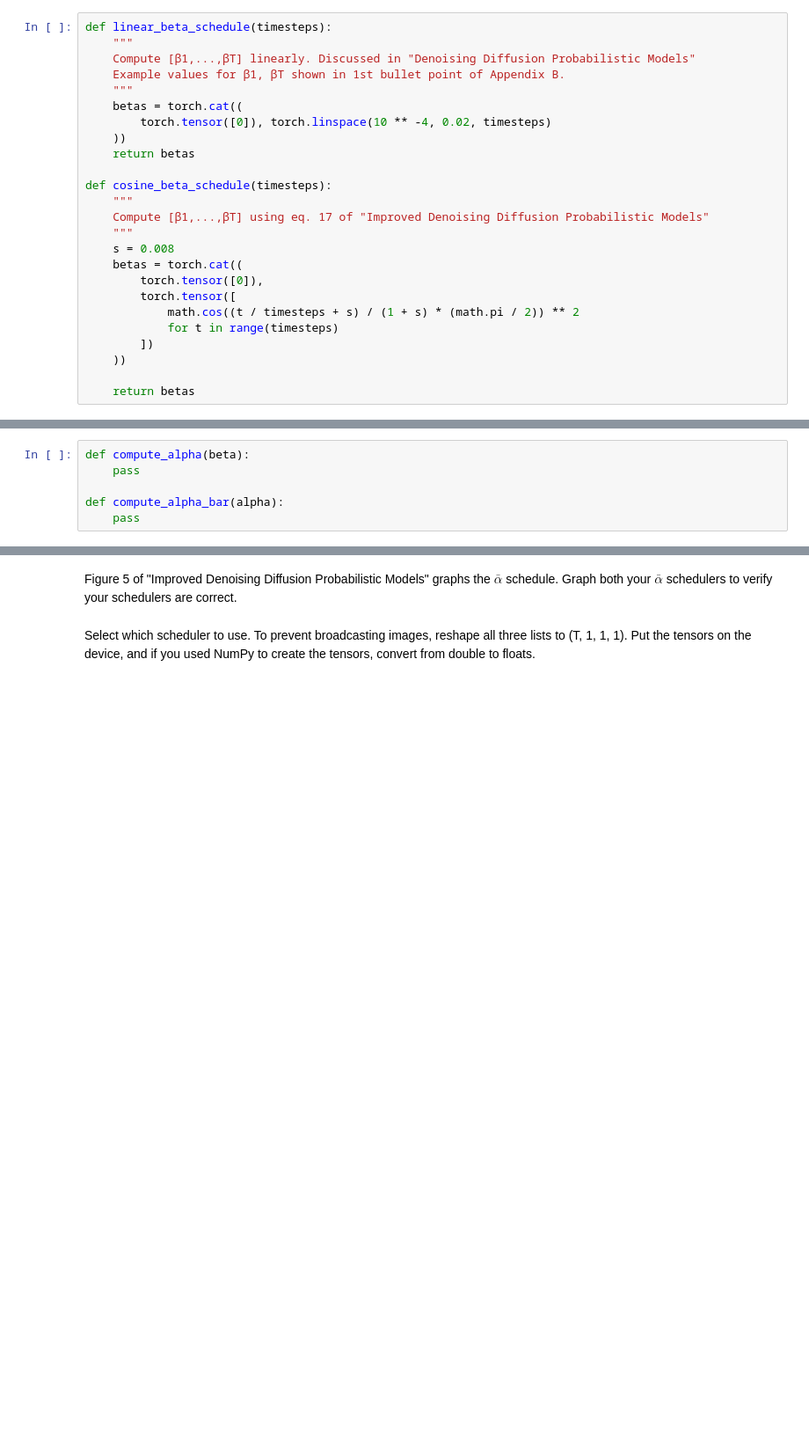
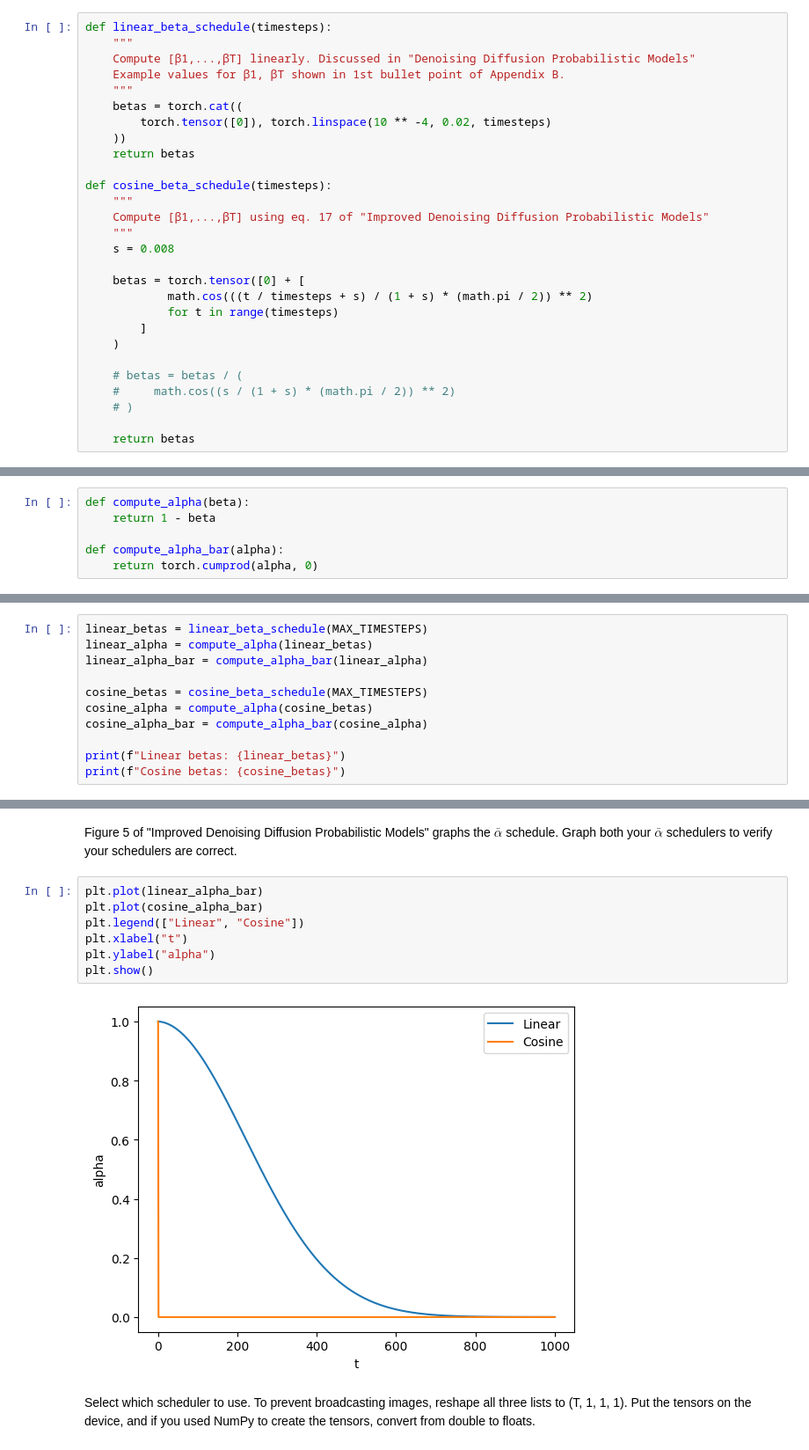
Before and after one commit to nriceusa/byu-cs474, a Jupyter notebook: lab10_diffusion.ipynb, the cells around one changed output, grey strips where cells are left out. Shown at 88% size. Cells and saved outputs as stored; diff of their text form; blank space fills up the shorter version.

Commit message:
Working on alpha and alpha bar functions.

```diff
--- a/lab10_diffusion.ipynb
+++ b/lab10_diffusion.ipynb
@@ -279,13 +279,16 @@ def cosine_beta_schedule(timesteps):
     Compute [β1,...,βT] using eq. 17 of "Improved Denoising Diffusion Probabilistic Models"
     """
     s = 0.008
-    betas = torch.cat((
-        torch.tensor([0]),
-        torch.tensor([
-            math.cos((t / timesteps + s) / (1 + s) * (math.pi / 2)) ** 2
+
+    betas = torch.tensor([0] + [
+            math.cos(((t / timesteps + s) / (1 + s) * (math.pi / 2)) ** 2)
             for t in range(timesteps)
-        ])
-    ))
+        ]
+    )
+
+    # betas = betas / (
+    #     math.cos((s / (1 + s) * (math.pi / 2)) ** 2)
+    # )
 
     return betas
 # %% [markdown]
@@ -294,9 +297,20 @@ It would be helpful to compute global variables for $\beta$, $\alpha$, and $\bar
 Note that the cosine schedule uses $\bar{\alpha}$ to compute $\beta$. But since we clip $\beta$ after deriving it, you should recompute $\bar{\alpha}$ from $\alpha$ and the clipped $\beta$.
 # %%
 def compute_alpha(beta):
-    pass
+    return 1 - beta
 
 def compute_alpha_bar(alpha):
-    pass
+    return torch.cumprod(alpha, 0)
 # %% [markdown]
 Compute values for both schedulers.
+# %%
+linear_betas = linear_beta_schedule(MAX_TIMESTEPS)
+linear_alpha = compute_alpha(linear_betas)
+linear_alpha_bar = compute_alpha_bar(linear_alpha)
+
+cosine_betas = cosine_beta_schedule(MAX_TIMESTEPS)
+cosine_alpha = compute_alpha(cosine_betas)
+cosine_alpha_bar = compute_alpha_bar(cosine_alpha)
+
+print(f"Linear betas: {linear_betas}")
+print(f"Cosine betas: {cosine_betas}")
@@ -303,5 +321,14 @@ Compute values for both schedulers.
 # %% [markdown]
 Figure 5 of "Improved Denoising Diffusion Probabilistic Models" graphs the $\bar{\alpha}$ schedule. Graph both your $\bar{\alpha}$ schedulers to verify your schedulers are correct.
+# %%
+plt.plot(linear_alpha_bar)
+plt.plot(cosine_alpha_bar)
+plt.legend(["Linear", "Cosine"])
+plt.xlabel("t")
+plt.ylabel("alpha")
+plt.show()
+# %% [output]
+[figure, added]
 # %% [markdown]
 Select which scheduler to use. To prevent broadcasting images, reshape all three lists to (T, 1, 1, 1). Put the tensors on the device, and if you used NumPy to create the tensors, convert from double to floats.
 # %% [markdown]
```
Also changed, not shown: parts of 1 cell of this notebook.
